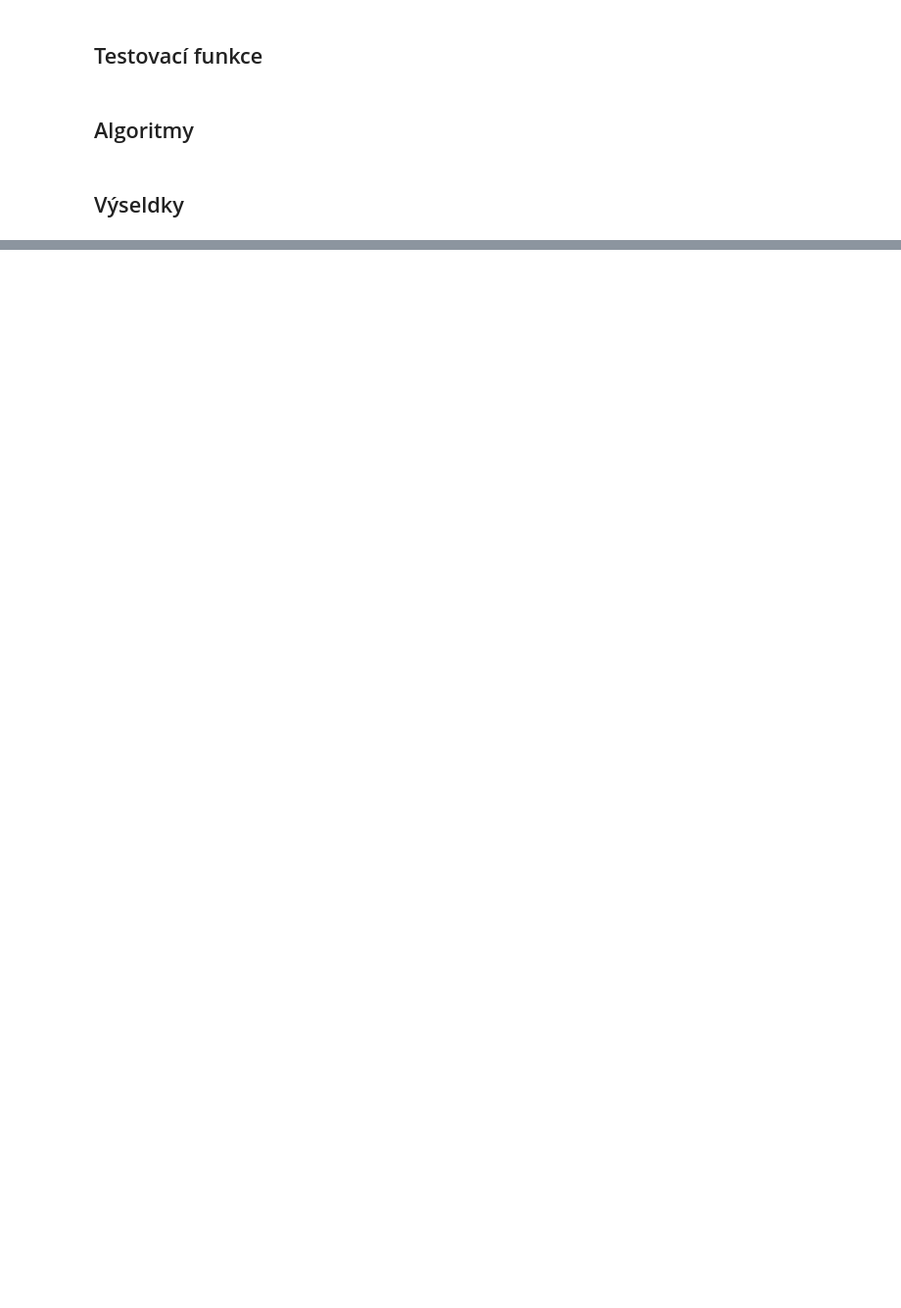
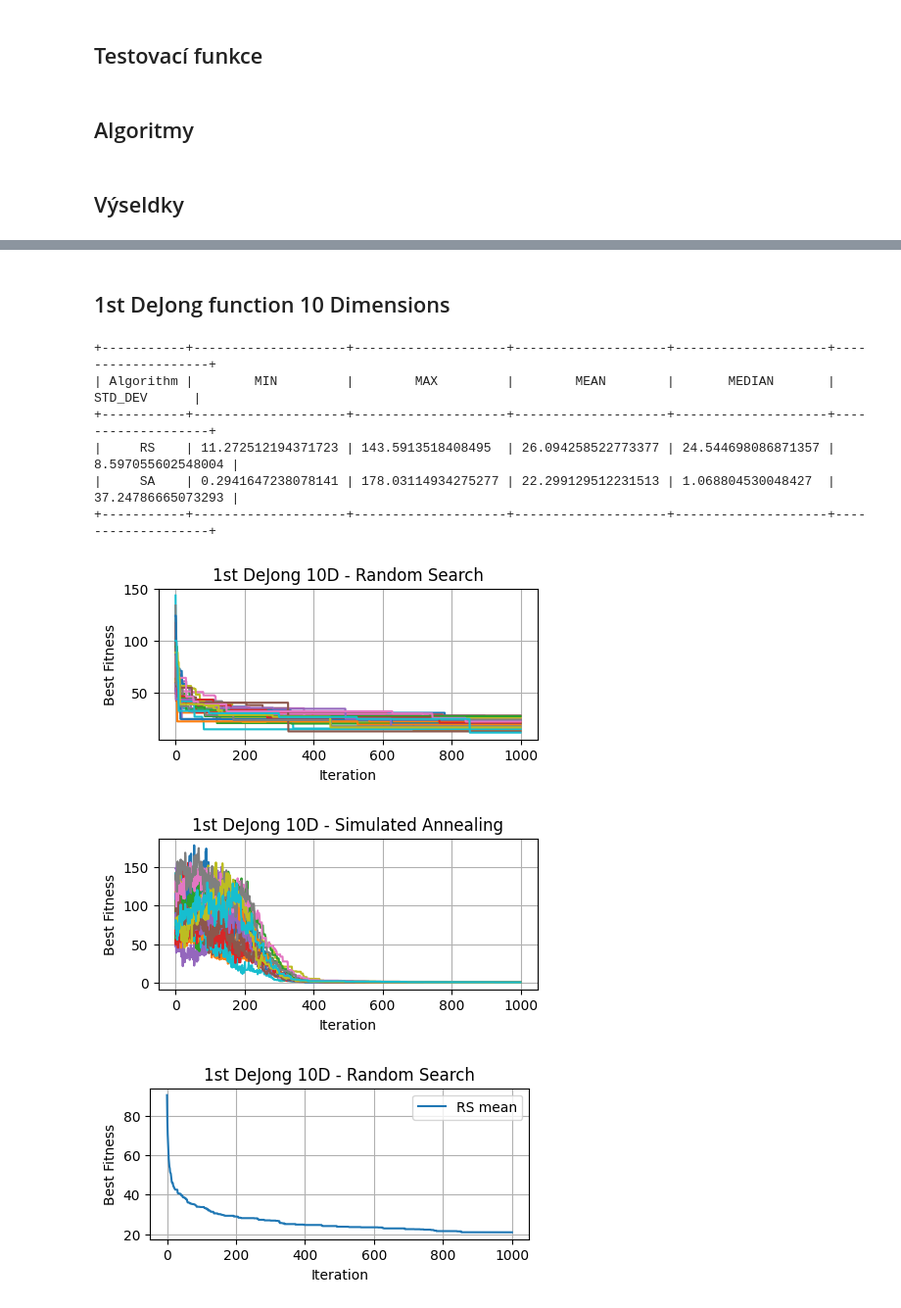
Before and after one commit to ta-jana/benchmarking-RS-SA, a Jupyter notebook: Tatyrkova_Jana_RSSA.ipynb, the cells around one changed output, grey strips where cells are left out. Shown at 98% size. Drawn from its saved outputs; the diff is of its cells as text; code cells hidden in the pictures; blank space fills up the shorter version.

Commit message:
1st dejong, table comparison added

```diff
--- a/Tatyrkova_Jana_RSSA.ipynb
+++ b/Tatyrkova_Jana_RSSA.ipynb
@@ -236,0 +257,21 @@ comparison(n_iterations, dimensions,cost_func,area_edges,n_of_neighbours, coolin
+# %% [markdown]
+## 1st DeJong function 10 Dimensions
+# %%
+n_iterations = 1000
+dimensions = 10
+cost_func = dejong1
+area_edges = 5.12
+n_of_neighbours = 10
+cooling_decr = 0.78
+title = "1st DeJong 10D"
+comparison(n_iterations, dimensions,cost_func,area_edges,n_of_neighbours, cooling_decr, title)
+# %% [output]
++-----------+--------------------+--------------------+--------------------+--------------------+-------------------+
+| Algorithm |        MIN         |        MAX         |        MEAN        |       MEDIAN       |      STD_DEV      |
++-----------+--------------------+--------------------+--------------------+--------------------+-------------------+
+|     RS    | 11.272512194371723 | 143.5913518408495  | 26.094258522773377 | 24.544698086871357 | 8.597055602548004 |
+|     SA    | 0.2941647238078141 | 178.03114934275277 | 22.299129512231513 | 1.068804530048427  | 37.24786665073293 |
++-----------+--------------------+--------------------+--------------------+--------------------+-------------------+
+[figure, added]
+[figure, added]
+[figure, added]
```
Also changed, not shown: parts of 7 cells of this notebook.
